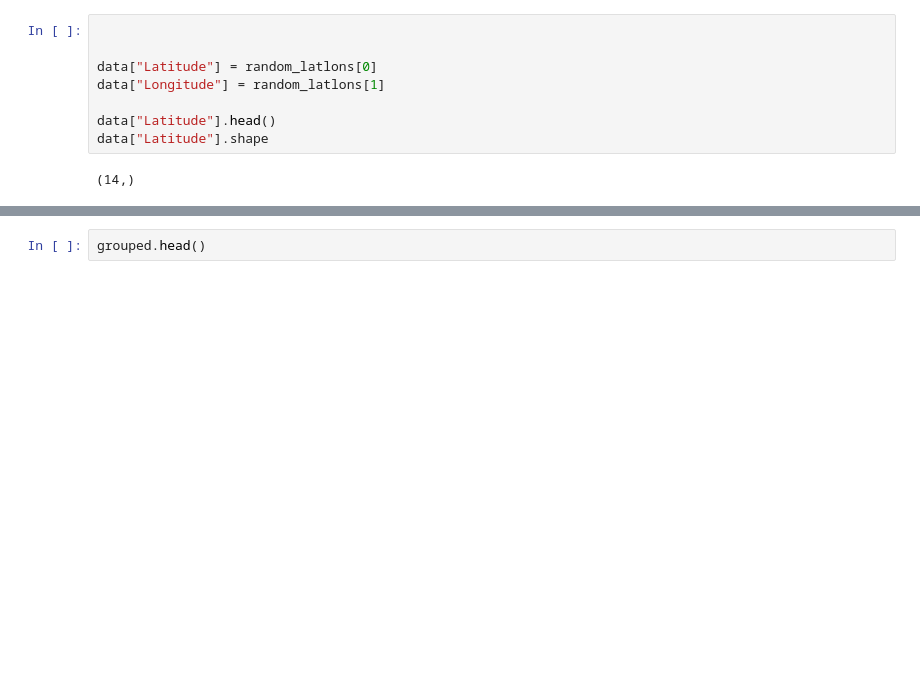
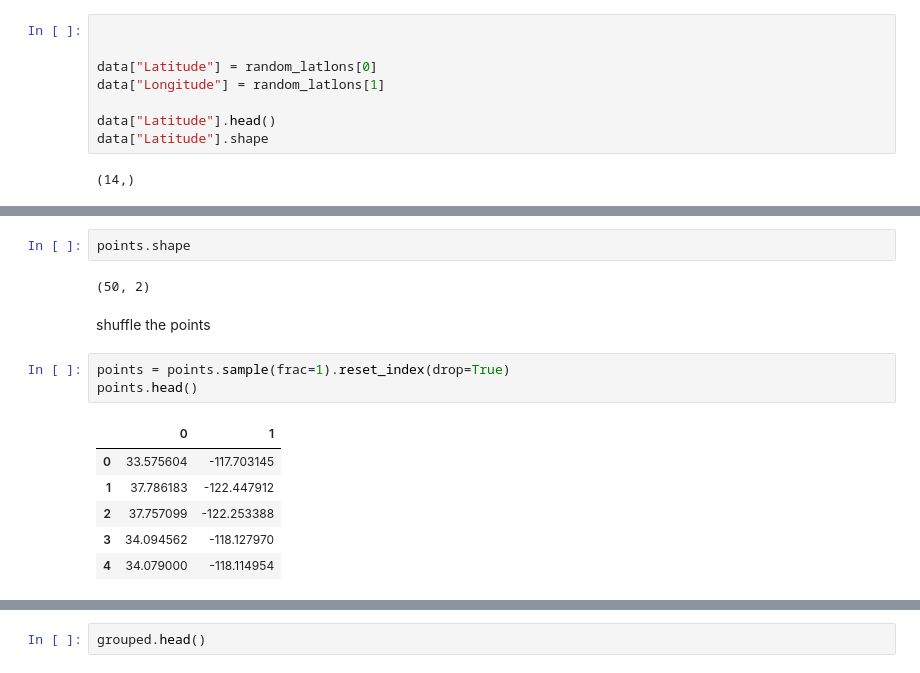
Before and after one commit to Brian-Lee/Coursera_Capstone, a Jupyter notebook: Brian's Capstone final notebook.ipynb, the cells around one changed output, grey strips where cells are left out. Cells and saved outputs as stored; diff of their text form; blank space fills up the shorter version.

```diff
--- a/Brian's Capstone final notebook.ipynb
+++ b/Brian's Capstone final notebook.ipynb
@@ -205,0 +367,16 @@ data["Latitude"].shape
+# %%
+points.shape
+# %% [output]
+(50, 2)
+# %% [markdown]
+shuffle the points
+# %%
+points = points.sample(frac=1).reset_index(drop=True)
+points.head()
+# %% [output]
+|  | 0 | 1 |
+| 0 | 33.575604 | -117.703145 |
+| 1 | 37.786183 | -122.447912 |
+| 2 | 37.757099 | -122.253388 |
+| 3 | 34.094562 | -118.127970 |
+| 4 | 34.079000 | -118.114954 |
```
Also changed, not shown: parts of 31 cells of this notebook.
